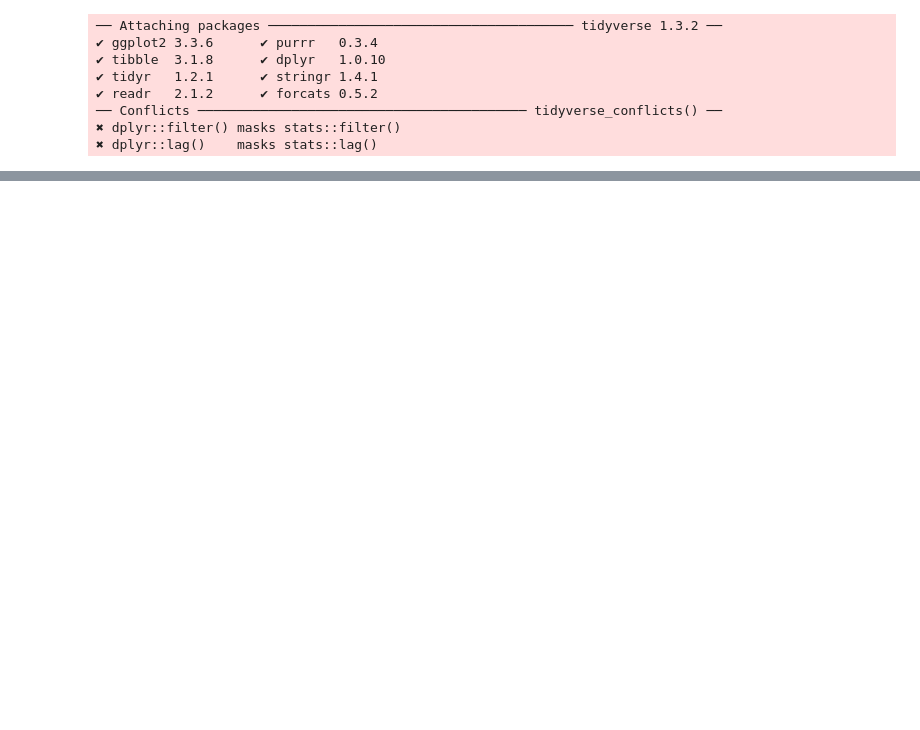
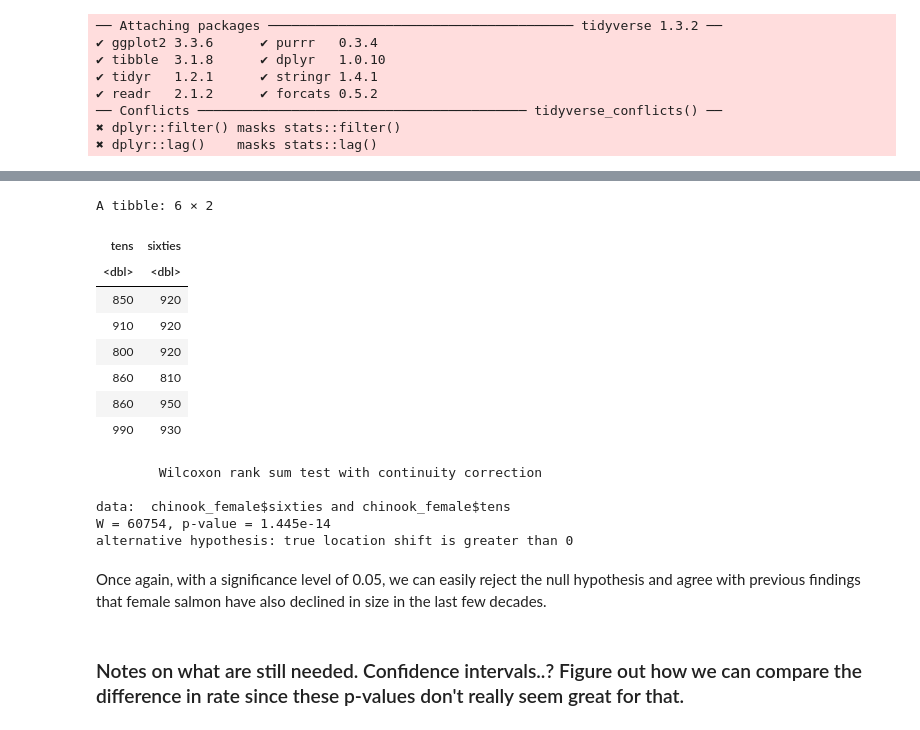
Before and after one commit to GChroma/Stat201-group-project-4, a Jupyter notebook: Project_Proposal.ipynb, the cells around one changed output, grey strips where cells are left out. Cells and saved outputs as stored; diff of their text form; code cells hidden in the pictures; blank space fills up the shorter version.

```diff
--- a/Project_Proposal.ipynb
+++ b/Project_Proposal.ipynb
@@ -172,0 +331,35 @@ Further questions:
+# %%
+# First, filter and pivot the dataset for the Wilcoxon Rank Sum test
+chinook_female <- chinook_1960_2010 |>
+    filter(Sex == "female") |>
+    select(sampleDecade, Length) |>
+    group_by(sampleDecade) |>
+    mutate(row = row_number()) |> # A row is needed so that pivot_wider can identify duplicates as separate values
+    pivot_wider(names_from = sampleDecade, values_from = Length) |>
+    rename(sixties = 3, tens = 2) |>
+    select(-row)
+head(chinook_female)
+# %% [output]
+A tibble: 6 × 2
+| tens | sixties |
+| <dbl> | <dbl> |
+| 850 | 920 |
+| 910 | 920 |
+| 800 | 920 |
+| 860 | 810 |
+| 860 | 950 |
+| 990 | 930 |
+# %%
+test_result <- wilcox.test(chinook_female$sixties, chinook_female$tens, alternative="greater", paired=FALSE,
+            mu=0,exact=FALSE,correct=TRUE)
+test_result
+# %% [output]
+        Wilcoxon rank sum test with continuity correction
+
+data:  chinook_female$sixties and chinook_female$tens
+W = 60754, p-value = 1.445e-14
+alternative hypothesis: true location shift is greater than 0
+# %% [markdown]
+Once again, with a significance level of 0.05, we can easily reject the null hypothesis and agree with previous findings that female salmon have also declined in size in the last few decades.
+# %% [markdown]
+### Notes on what are still needed. Confidence intervals..? Figure out how we can compare the difference in rate since these p-values don't really seem great for that.
```
Also changed, not shown: parts of 23 cells of this notebook.
